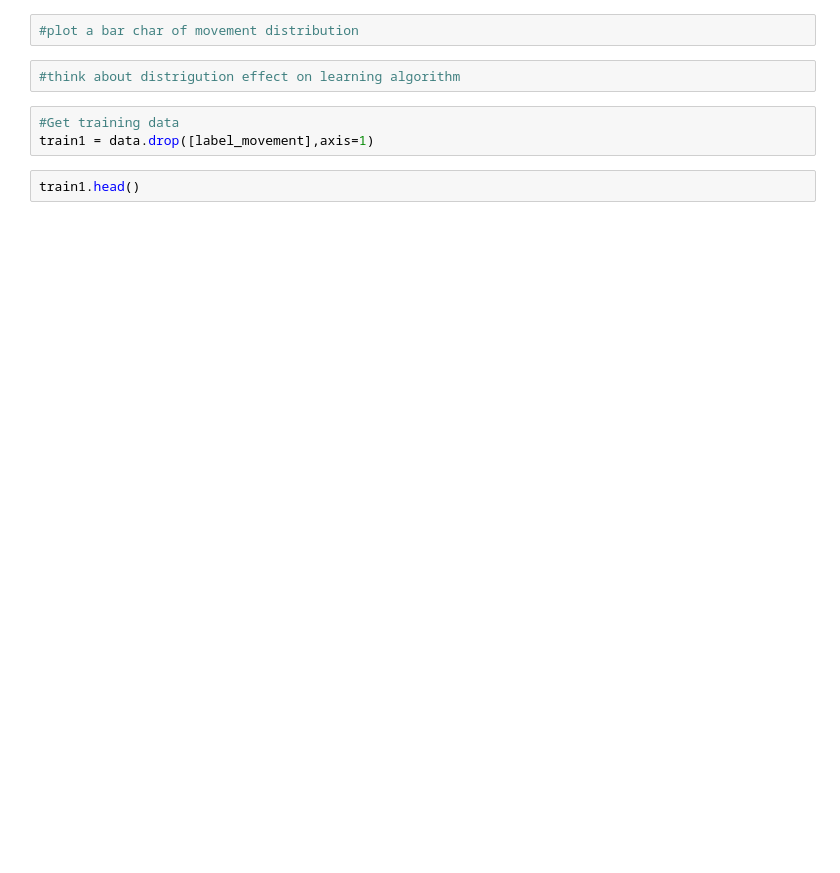
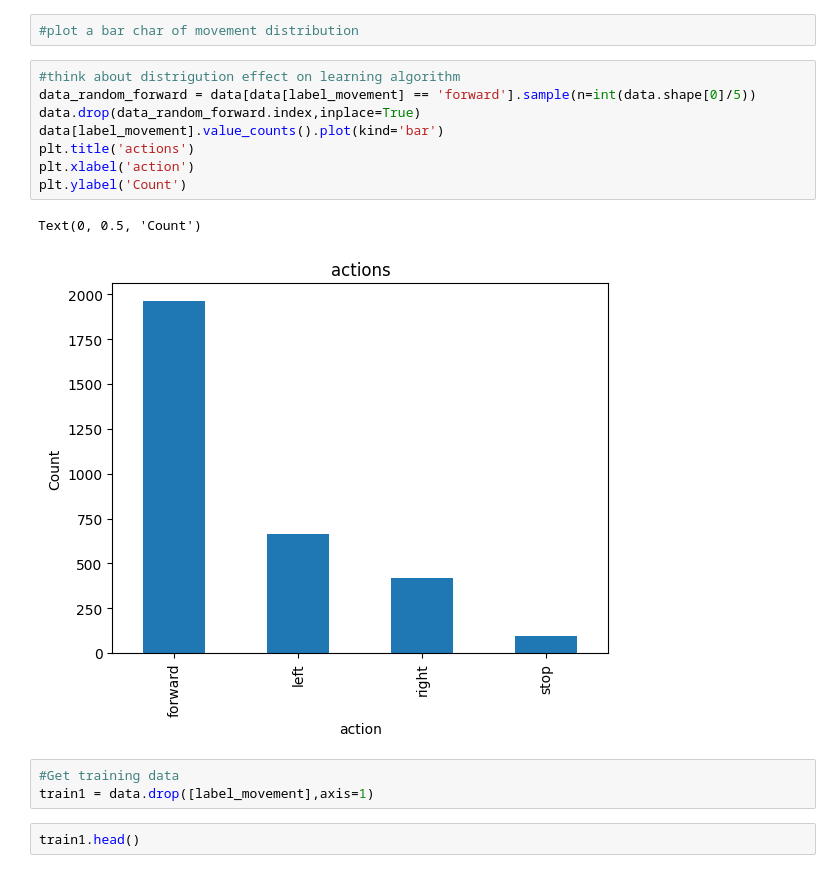
Before and after one commit to daanzap/ai_robot, a Jupyter notebook: notebooks/simulator_pilot_student.ipynb, the cells around one changed output. Saved outputs shown, nothing was run; the diff lists cells and outputs as text; blank space fills up the shorter version.

```diff
--- a/notebooks/simulator_pilot_student.ipynb
+++ b/notebooks/simulator_pilot_student.ipynb
@@ -24,7 +37,16 @@ data[label_movement].value_counts().plot(kind='bar')
 # %%
 #plot a bar char of movement distribution
-# %%
-#think about distrigution effect on learning algorithm
+# %%
+#think about distrigution effect on learning algorithm
+data_random_forward = data[data[label_movement] == 'forward'].sample(n=int(data.shape[0]/5))
+data.drop(data_random_forward.index,inplace=True)
+data[label_movement].value_counts().plot(kind='bar')
+plt.title('actions')
+plt.xlabel('action')
+plt.ylabel('Count')
+# %% [output]
+Text(0, 0.5, 'Count')
+[figure, added]
 # %%
 #Get training data
 train1 = data.drop([label_movement],axis=1)
```
Also changed, not shown: parts of 12 cells of this notebook, 5 other files.
